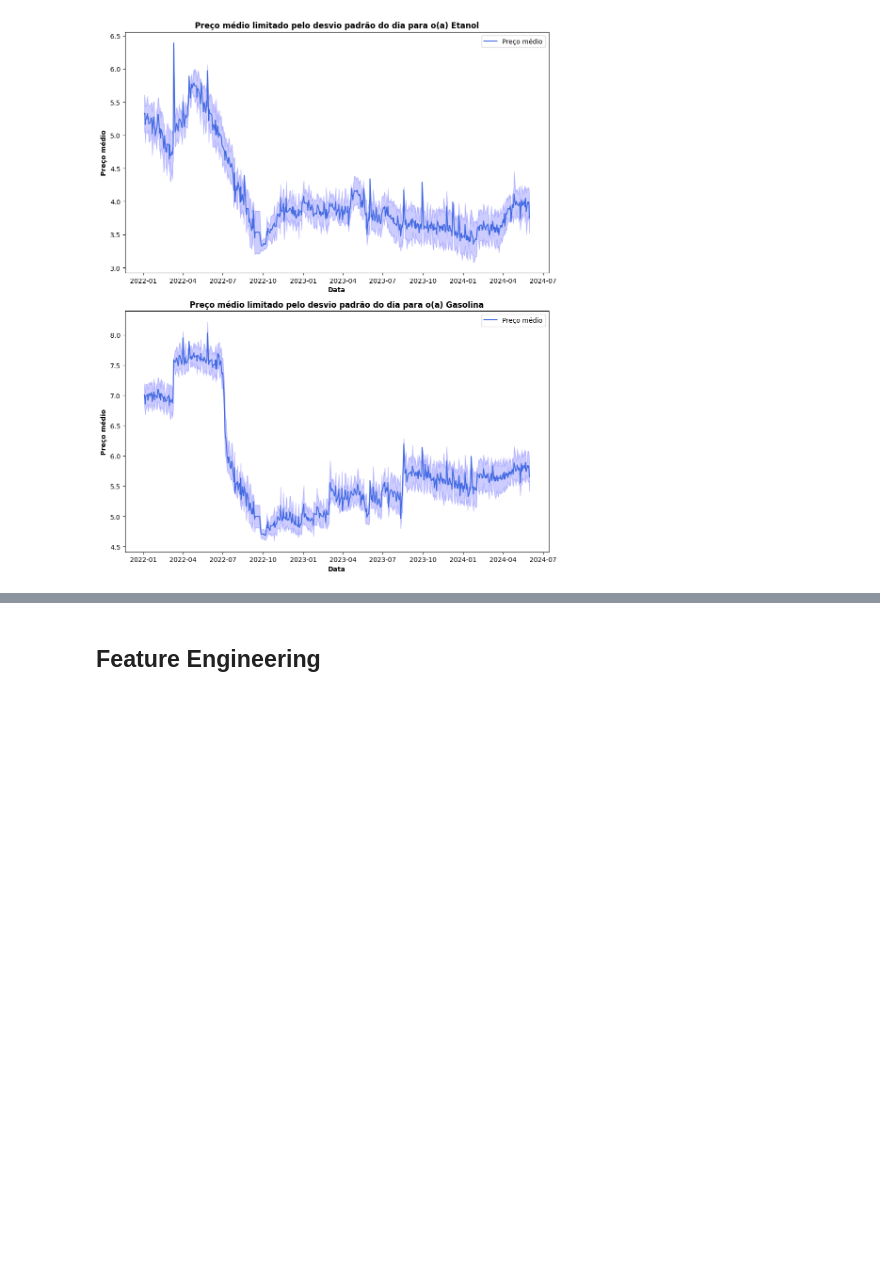
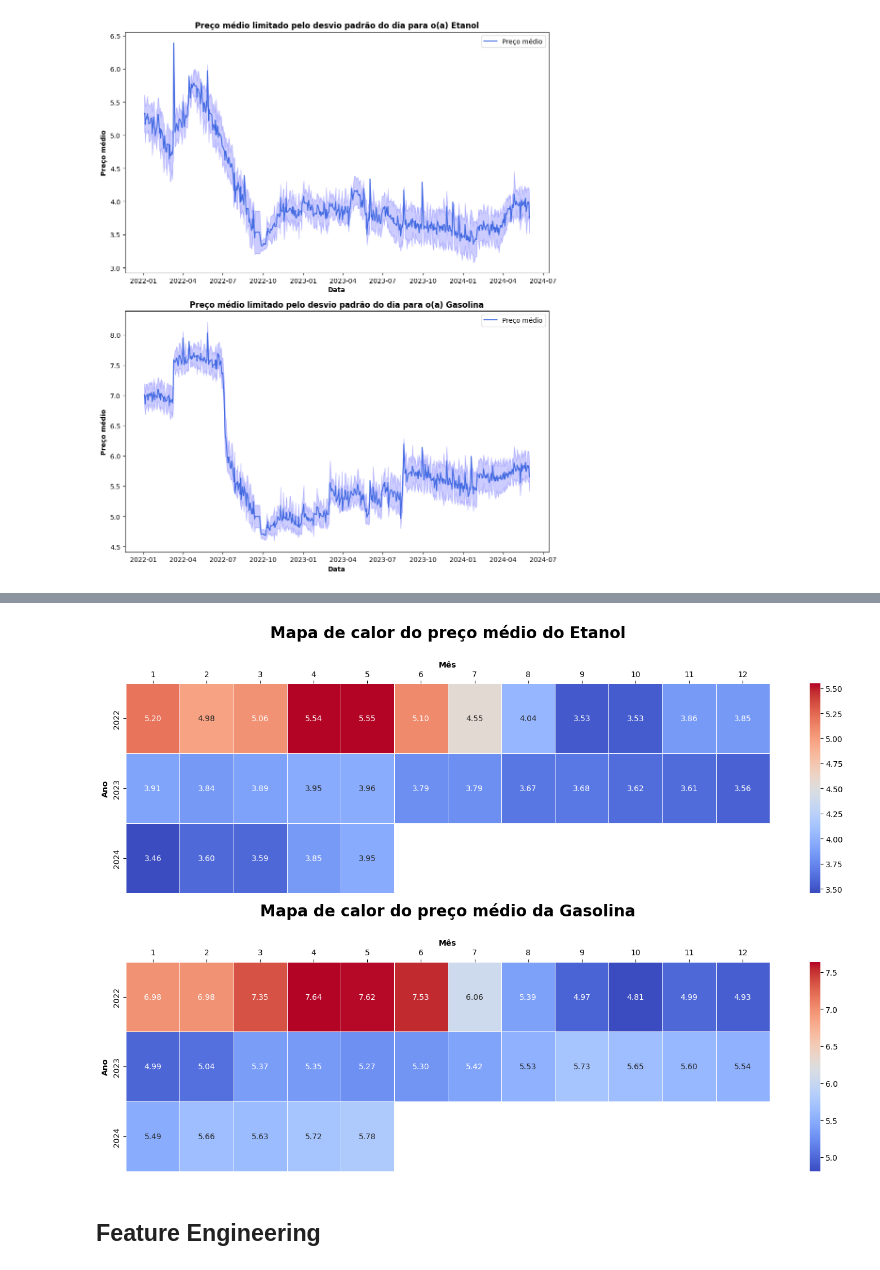
Before and after one commit to emanuel-brandao15/fuel-prices-forecast-brazil-mg, a Jupyter notebook: fuel_timeseries.ipynb, the cells around one changed output, grey strips where cells are left out. Cells and saved outputs as stored; diff of their text form; code cells hidden in the pictures; blank space fills up the shorter version.

```diff
--- a/fuel_timeseries.ipynb
+++ b/fuel_timeseries.ipynb
@@ -19,11 +19,11 @@ from datetime import datetime, timedelta
 ## **Importação dos dados**
 # %%
 # Carregamento das bases de dados para o Pandas
-path_combs = r'C:\Users\Colaborador\Desktop\TCC\Datasets'
-path_dolar = r'C:\Users\Colaborador\Desktop\TCC\USD_BRLdata.csv'
+#path_combs = r'C:\Users\Colaborador\Desktop\TCC\Datasets'
+#path_dolar = r'C:\Users\Colaborador\Desktop\TCC\USD_BRLdata.csv'
 
-#path_combs = r'C:\Users\Emanuel\Desktop\PUCMG\TCC\Datasets'
-#path_dolar = r'C:\Users\Emanuel\Desktop\PUCMG\TCC\USD_BRLdata.csv'
+path_combs = r'C:\Users\Emanuel\Desktop\PUCMG\TCC\Datasets'
+path_dolar = r'C:\Users\Emanuel\Desktop\PUCMG\TCC\USD_BRLdata.csv'
 
 ### PREÇOS DE COMBUSTÍVEIS
 
@@ -502,2 +513,33 @@ dfs['df_etanol'].head(2)
+# %%
+## PREPARANDO DADOS PARA HEATMAP
+etanol_heat = dfs['df_etanol'].copy()
+gasolina_heat = dfs['df_gasolina'].copy()
+
+dfs_heat = [etanol_heat, gasolina_heat]
+
+for i, df in enumerate(dfs_heat):
+    df['year'] = df['data'].dt.year
+    df['month'] = df['data'].dt.month
+    df = df.groupby(['year', 'month'])['preco_medio'].mean().reset_index()
+    df = df.pivot_table(index='year', columns='month', values='preco_medio')
+    dfs_heat[i] = df
+# %%
+fig, ax = plt.subplots(2,1, figsize=(15,10))
+i=0
+for df in dfs_heat:
+    sns.heatmap(df, annot=True, cmap='coolwarm', fmt='.2f', linewidth=0.5, ax=ax[i])
+    ax[i].set_xlabel('Mês', fontweight='bold')
+    ax[i].set_ylabel('Ano', fontweight='bold')
+    ax[i].xaxis.tick_top()
+    ax[i].xaxis.set_label_position('top')
+    i += 1
+
+ax[0].set_title(f'Mapa de calor do preço médio do Etanol', fontweight='bold', fontsize=20, pad=30)
+ax[1].set_title(f'Mapa de calor do preço médio da Gasolina', fontweight='bold', fontsize=20, pad=30)
+
+plt.tight_layout()
+plt.show()
+# %% [output]
+[figure, added]
 # %% [markdown]
 ## **Feature Engineering**
```
Also changed, not shown: parts of 6 cells of this notebook.
